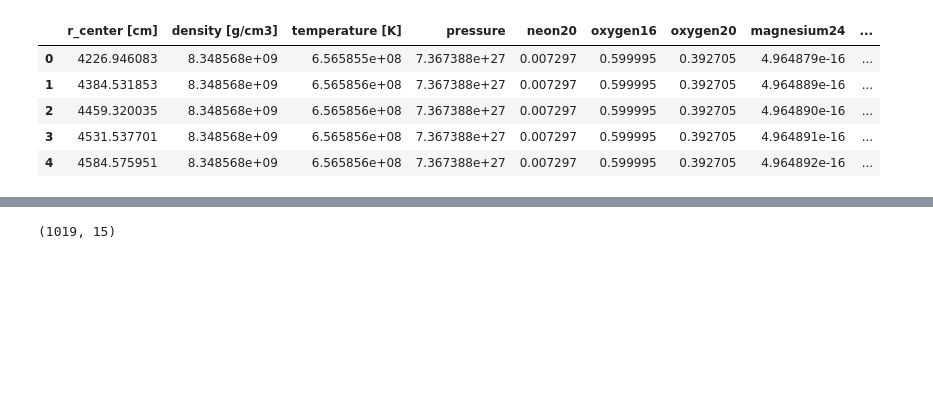
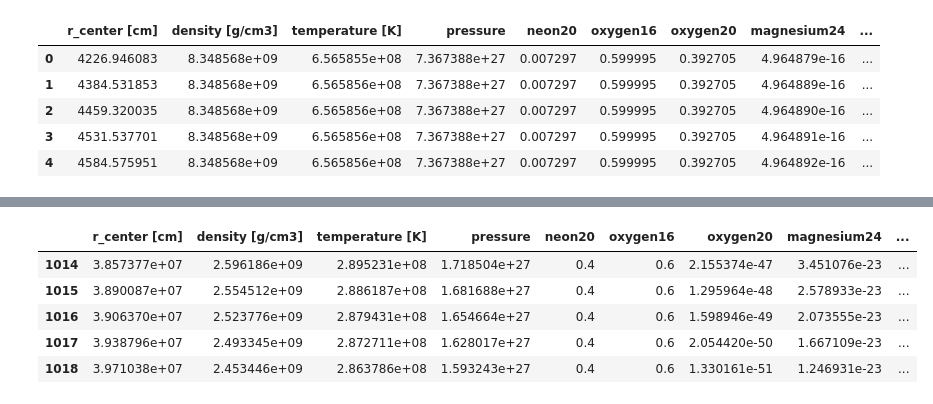
Before and after one commit to XinlongSBU/xinlong_file, a Jupyter notebook: initial-model_prepare/generate_initial-model_raw.ipynb, the cells around one changed output, grey strips where cells are left out. Drawn from its saved outputs; the diff is of its cells as text; code cells hidden in the pictures; blank space fills up the shorter version.

```diff
--- a/initial-model_prepare/generate_initial-model_raw.ipynb
+++ b/initial-model_prepare/generate_initial-model_raw.ipynb
@@ -420,6 +420,11 @@ for i in range(data.shape[0]):
     f.write('\n')
 f.close()
 # %%
-tf.shape
+tf.tail()
 # %% [output]
-(1019, 15)
+|  | r_center [cm] | density [g/cm3] | temperature [K] | pressure | neon20 | oxygen16 | oxygen20 | magnesium24 | ... |
+| 1014 | 3.857377e+07 | 2.596186e+09 | 2.895231e+08 | 1.718504e+27 | 0.4 | 0.6 | 2.155374e-47 | 3.451076e-23 | ... |
+| 1015 | 3.890087e+07 | 2.554512e+09 | 2.886187e+08 | 1.681688e+27 | 0.4 | 0.6 | 1.295964e-48 | 2.578933e-23 | ... |
+| 1016 | 3.906370e+07 | 2.523776e+09 | 2.879431e+08 | 1.654664e+27 | 0.4 | 0.6 | 1.598946e-49 | 2.073555e-23 | ... |
+| 1017 | 3.938796e+07 | 2.493345e+09 | 2.872711e+08 | 1.628017e+27 | 0.4 | 0.6 | 2.054420e-50 | 1.667109e-23 | ... |
+| 1018 | 3.971038e+07 | 2.453446e+09 | 2.863786e+08 | 1.593243e+27 | 0.4 | 0.6 | 1.330161e-51 | 1.246931e-23 | ... |
```
Also changed, not shown: parts of 1 cell of this notebook, 11 other files.
